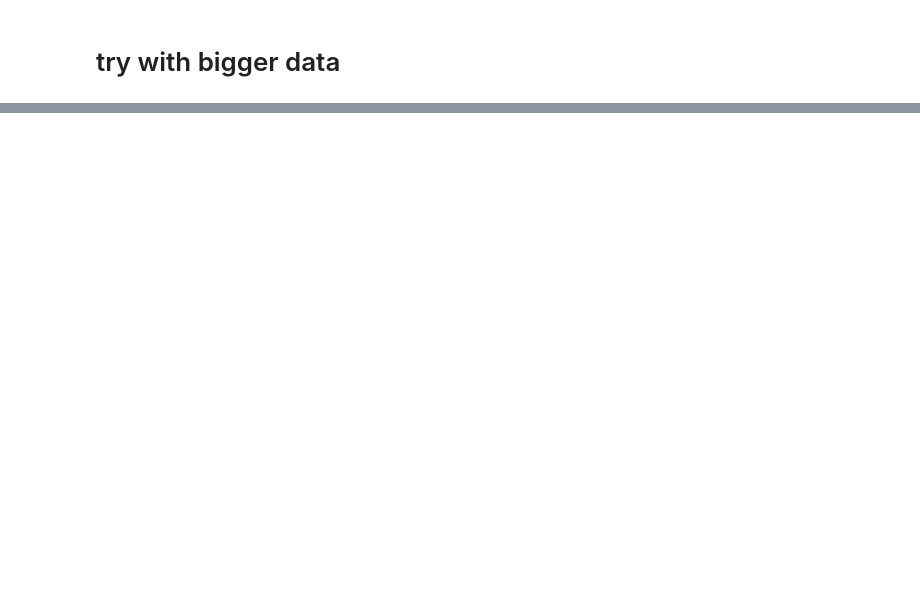
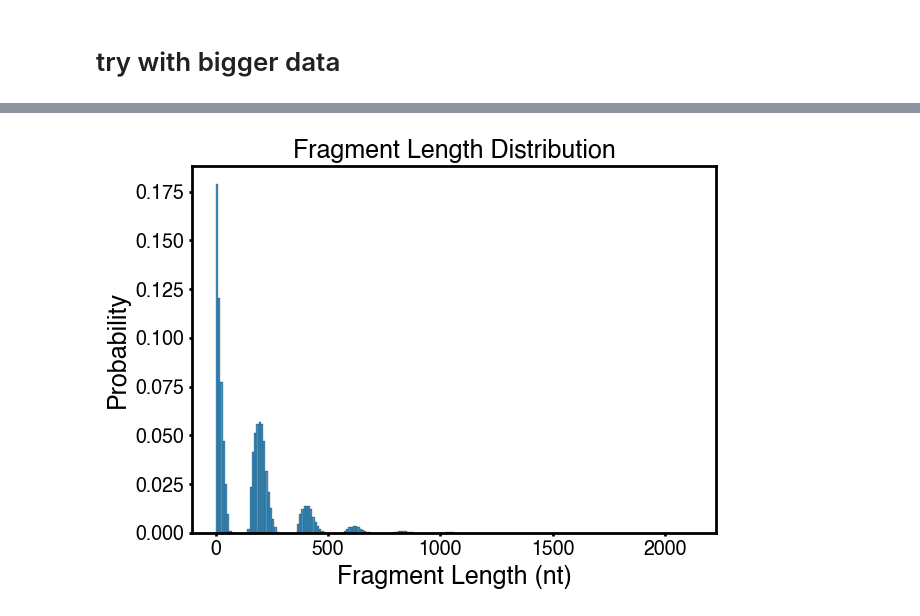
Before and after one commit to arianabrenner/fragments_from_footprinting, a Jupyter notebook: implement_fragments_from_footprinting.ipynb, the cells around one changed output, grey strips where cells are left out. Cells and saved outputs as stored; diff of their text form; code cells hidden in the pictures; blank space fills up the shorter version.

```diff
--- a/implement_fragments_from_footprinting.ipynb
+++ b/implement_fragments_from_footprinting.ipynb
@@ -217,0 +326,4 @@ frags_and_mids
+# %%
+ff.plot_fld()
+# %% [output]
+[figure, added]
```
Also changed, not shown: parts of 48 cells of this notebook, 6 other files.
